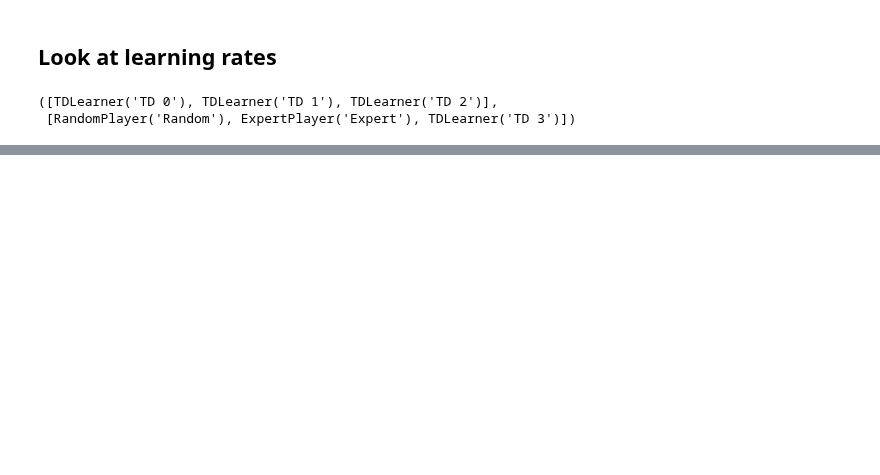
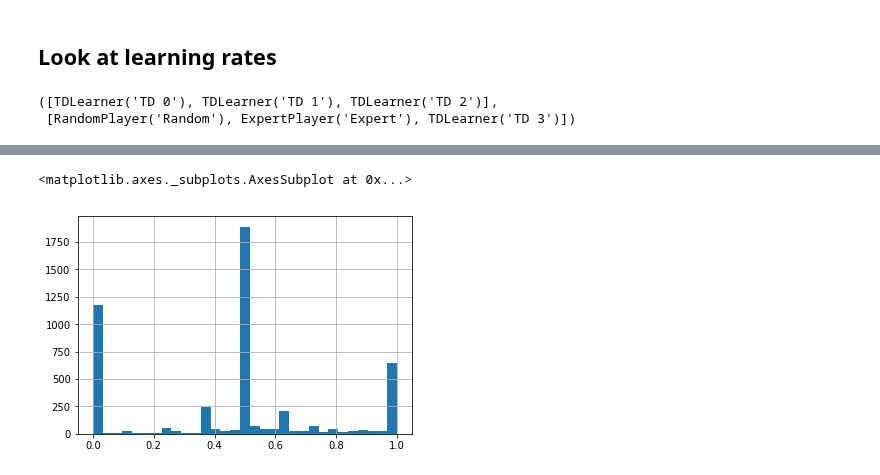
Before and after one commit to billtubbs/game-learner, a Jupyter notebook: Tic Tac Toe Game_Noughts and Crosses.ipynb, the cells around one changed output, grey strips where cells are left out. Cells and saved outputs as stored; diff of their text form; code cells hidden in the pictures; blank space fills up the shorter version.

```diff
--- a/Tic Tac Toe Game_Noughts and Crosses.ipynb
+++ b/Tic Tac Toe Game_Noughts and Crosses.ipynb
@@ -468,0 +627,3 @@ plt.savefig("learning_rates.pdf")
+# %%
+td = TDLearner("TD1")
+players = [ExpertPlayer("EX1"), RandomPlayer("R1"), td]
@@ -468,0 +672,5 @@ plt.savefig("learning_rates.pdf")
+# %%
+pd.Series(td.value_function).hist(bins=31)
+# %% [output]
+<matplotlib.axes._subplots.AxesSubplot at 0x...>
+[figure, added]
```
Also changed, not shown: parts of 52 cells of this notebook, 2 other files.
